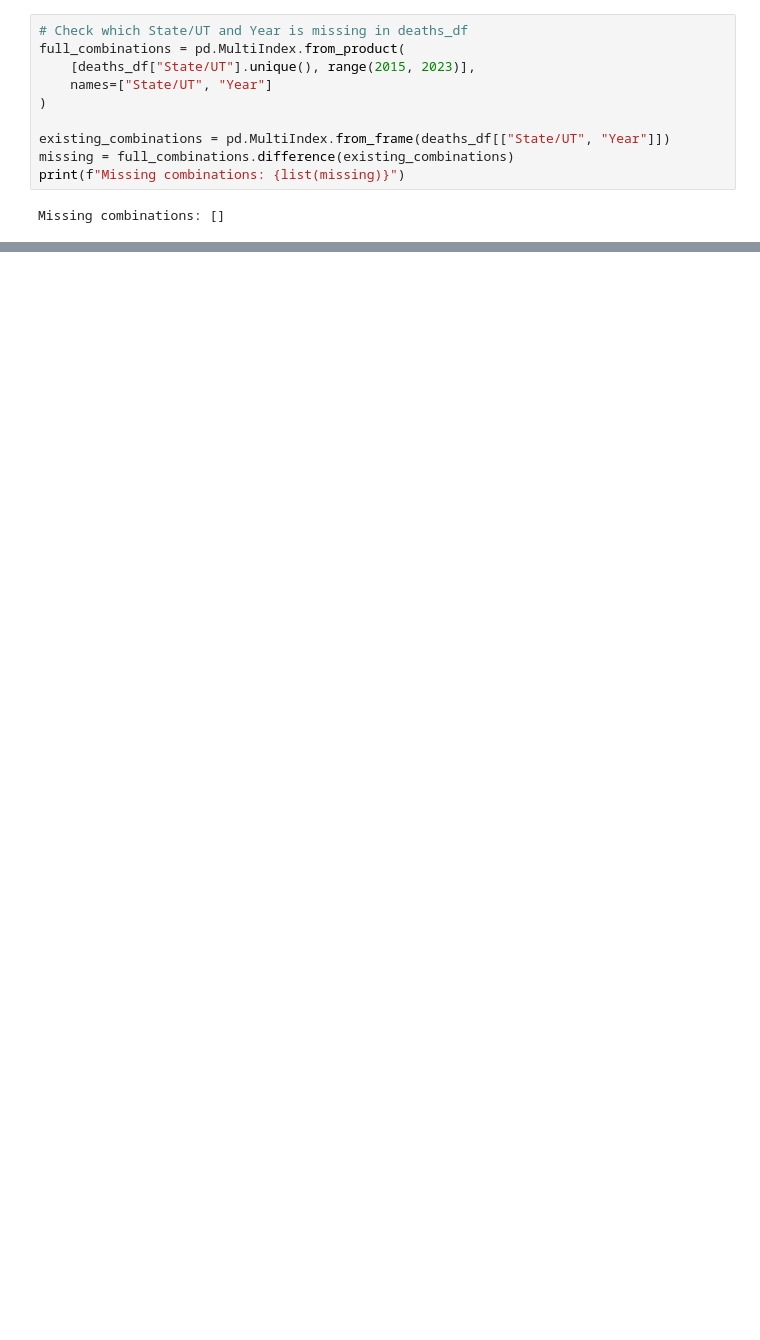
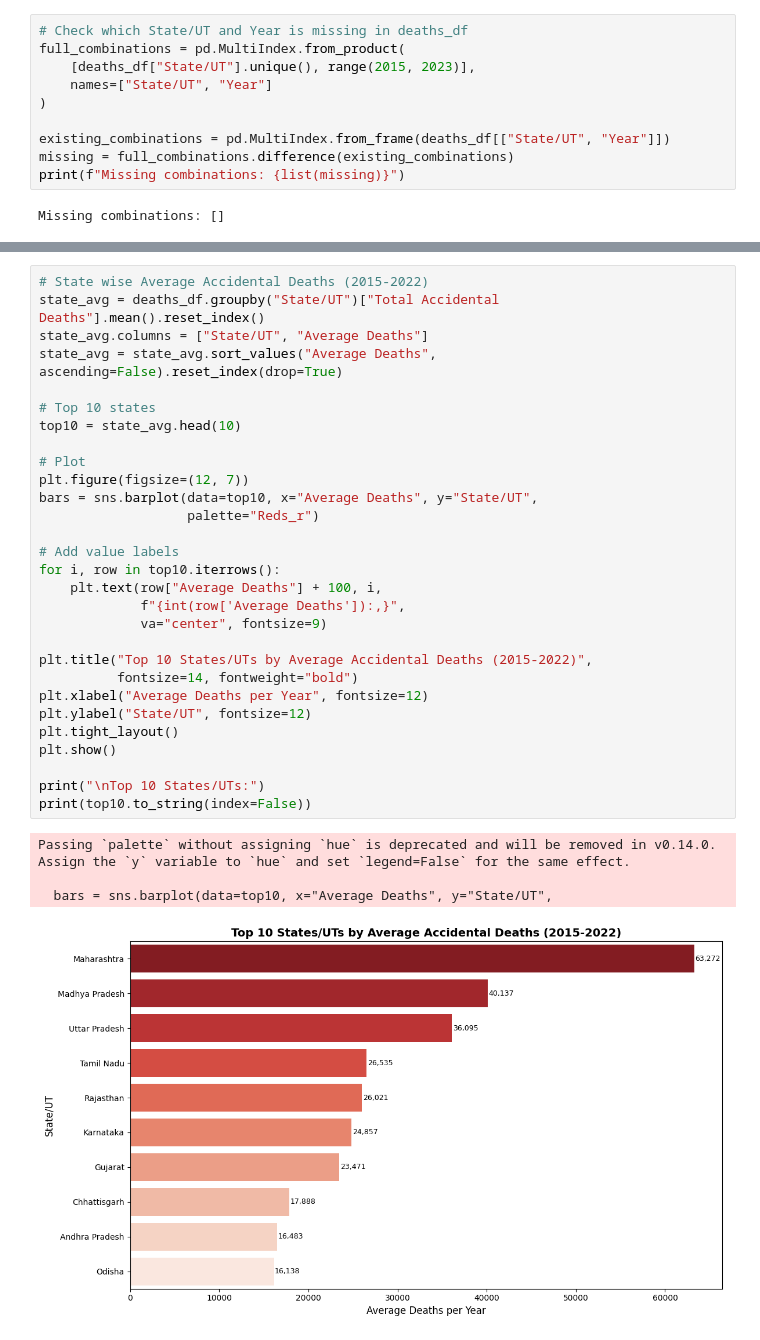
Before and after one commit to ankitarchoudhary/Dark-Hours-India, a Jupyter notebook: notebooks/02_eda.ipynb, the cells around one changed output, grey strips where cells are left out. Cells and saved outputs as stored; diff of their text form; blank space fills up the shorter version.

```diff
--- a/notebooks/02_eda.ipynb
+++ b/notebooks/02_eda.ipynb
@@ -56,0 +168,34 @@ Missing combinations: [('Dadra and Nagar Haveli and Daman and Diu', 2022)]
+# %%
+# State wise Average Accidental Deaths (2015-2022)
+state_avg = deaths_df.groupby("State/UT")["Total Accidental Deaths"].mean().reset_index()
+state_avg.columns = ["State/UT", "Average Deaths"]
+state_avg = state_avg.sort_values("Average Deaths", ascending=False).reset_index(drop=True)
+
+# Top 10 states
+top10 = state_avg.head(10)
+
+# Plot
+plt.figure(figsize=(12, 7))
+bars = sns.barplot(data=top10, x="Average Deaths", y="State/UT",
+                   palette="Reds_r")
+
+# Add value labels
+for i, row in top10.iterrows():
+    plt.text(row["Average Deaths"] + 100, i,
+             f"{int(row['Average Deaths']):,}",
+             va="center", fontsize=9)
+
+plt.title("Top 10 States/UTs by Average Accidental Deaths (2015-2022)",
+          fontsize=14, fontweight="bold")
+plt.xlabel("Average Deaths per Year", fontsize=12)
+plt.ylabel("State/UT", fontsize=12)
+plt.tight_layout()
+plt.show()
+
+print("\nTop 10 States/UTs:")
+print(top10.to_string(index=False))
+# %% [output]
+Passing `palette` without assigning `hue` is deprecated and will be removed in v0.14.0. Assign the `y` variable to `hue` and set `legend=False` for the same effect.
+
+  bars = sns.barplot(data=top10, x="Average Deaths", y="State/UT",
+[figure, added]
```
Also changed, not shown: parts of 11 cells of this notebook, 1 other file.
